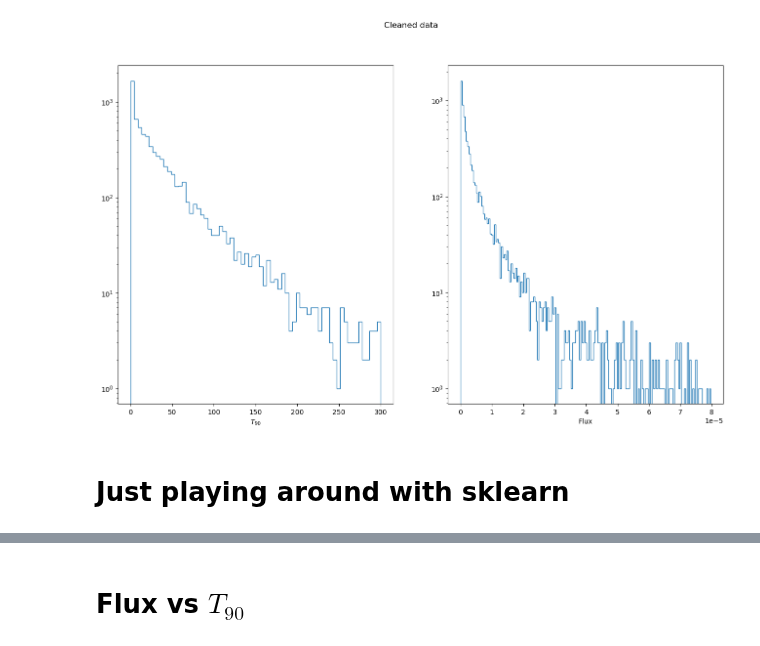
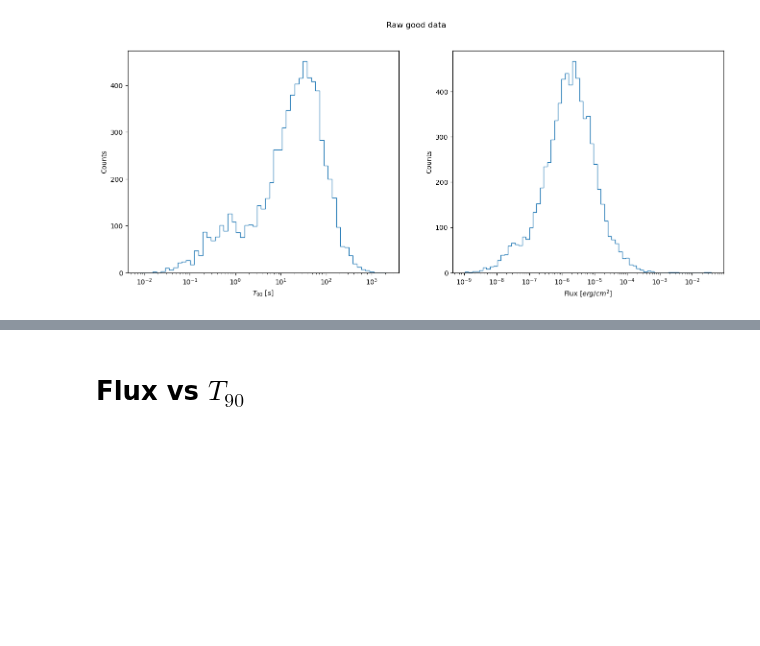
Before and after one commit to F3Solid/astrostatistics_bicocca_2024_exercises, a Jupyter notebook: L14/gamma_ray_bursts.ipynb, the cells around one changed output, grey strips where cells are left out. Saved outputs shown, nothing was run; the diff lists cells and outputs as text; code cells hidden in the pictures; blank space fills up the shorter version.

```diff
--- a/L14/gamma_ray_bursts.ipynb
+++ b/L14/gamma_ray_bursts.ipynb
@@ -41,7 +46,8 @@ print(names)
  'GBM_located' 'mjd_(T0)']
 # %%
 # Convert data from strings to floats
-keys_to_convert = ['ra', 'decl', 'pos_error', 'T90', 'T90_error', 'fluence', 'fluence_error', 'redshift', "'T100'", 'mjd_(T0)']
+keys_to_convert = ['ra', 'decl', 'pos_error', 'T90', 'T90_error',
+                   'fluence', 'fluence_error', 'redshift', "'T100'", 'mjd_(T0)']
 
 for key in keys_to_convert:
     data[key] = np.array(data[key], dtype=float)
@@ -104,12 +84,0 @@ Mask covers 195 data points
-# %%
-# Whether to mask the selected outliers or not
-mask_bad_data = True
-
-#-------------------------------------------
-if mask_bad_data:
-    # Mask the selected data
-    for key in names:
-        data[key] = data[key][~bad_data_mask]
-
-    print("Masked " + str(np.sum(bad_data_mask)) + " data points")
-    print("There are " + str(np.sum(~bad_data_mask)) + " data points left")
@@ -119,18 +85,28 @@ There are 7042 data points left
 # %%
-# Plot the cleaned data
-fig, ax = plt.subplots(1, 2, figsize=(16, 9))
-fig.suptitle("Cleaned data")
+# Switch to log-spaced bins
+fig, ax = plt.subplots(1, 2, figsize=(16, 6))
 
-ax[0].set_xlabel(r'$T_{90}$')
-ax[0].hist(data['T90'], bins='auto', histtype='step', density=False)
-ax[0].set_yscale('log')
+fig.suptitle("Raw good data")
 
-ax[1].set_xlabel('Flux')
-ax[1].hist(data['fluence'], bins='auto', histtype='step', density=False)
-ax[1].set_yscale('log')
+# Define the number of bins for each quantity
+n_bins = {'T90': 60,
+          'fluence': 70}
+
+# Make log-spaced bins for each quantity
+bins = dict()
+for key in n_bins.keys():
+    bins[key] = np.logspace(np.log10(np.min(data[key])), np.log10(np.max(data[key])), n_bins[key])
+
+ax[0].set_xlabel(r'$T_{90}$ [$s$]')
+ax[0].set_ylabel('Counts')
+ax[0].hist(data['T90'], bins=bins['T90'], histtype='step', density=False)
+ax[0].set_xscale('log')
+
+ax[1].set_xlabel(r'Flux [$erg/cm^2$]')
+ax[1].set_ylabel('Counts')
+ax[1].hist(data['fluence'], bins=bins['fluence'], histtype='step', density=False)
+ax[1].set_xscale('log')
 
 plt.show()
 # %% [output]
-[figure, old version]
+[figure, new version]
-# %% [markdown]
-# Just playing around with sklearn
```
Also changed, not shown: parts of 42 cells of this notebook, 2 other files.
